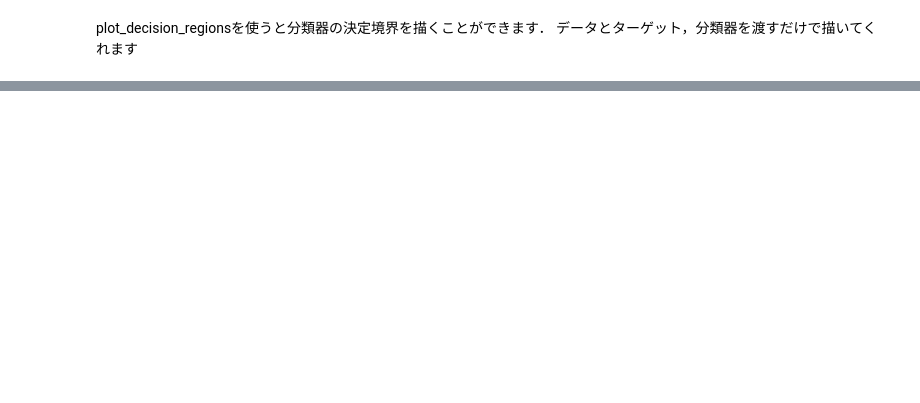
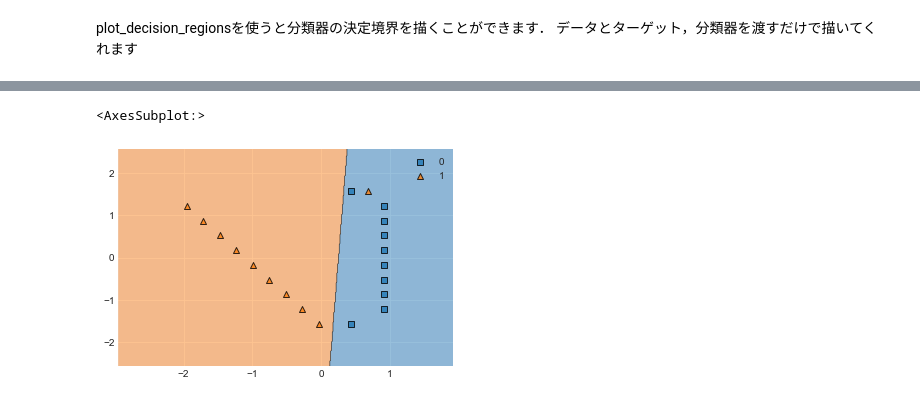
Before and after one commit to jin-nakajima/machine_learning_scratch, a Jupyter notebook: SVC.ipynb, the cells around one changed output, grey strips where cells are left out. Cells and saved outputs as stored; diff of their text form; code cells hidden in the pictures; blank space fills up the shorter version.

```diff
--- a/SVC.ipynb
+++ b/SVC.ipynb
@@ -207,0 +229,12 @@ plot_decision_regionsを使うと分類器の決定境界を描くことがで
+# %%
+# 線形分離できないデータ（上記）に対してハードマージンSVC(C=1)を適用
+sc = preprocessing.StandardScaler()
+sc.fit(X)
+X_std = sc.transform(X)
+
+clf = svm.LinearSVC(random_state=0)
+clf.fit(X_std,y)
+plot_decision_regions(X_std,y,clf=clf,res=0.01)
+# %% [output]
+<AxesSubplot:>
+[figure, added]
```
Also changed, not shown: parts of 9 cells of this notebook.
